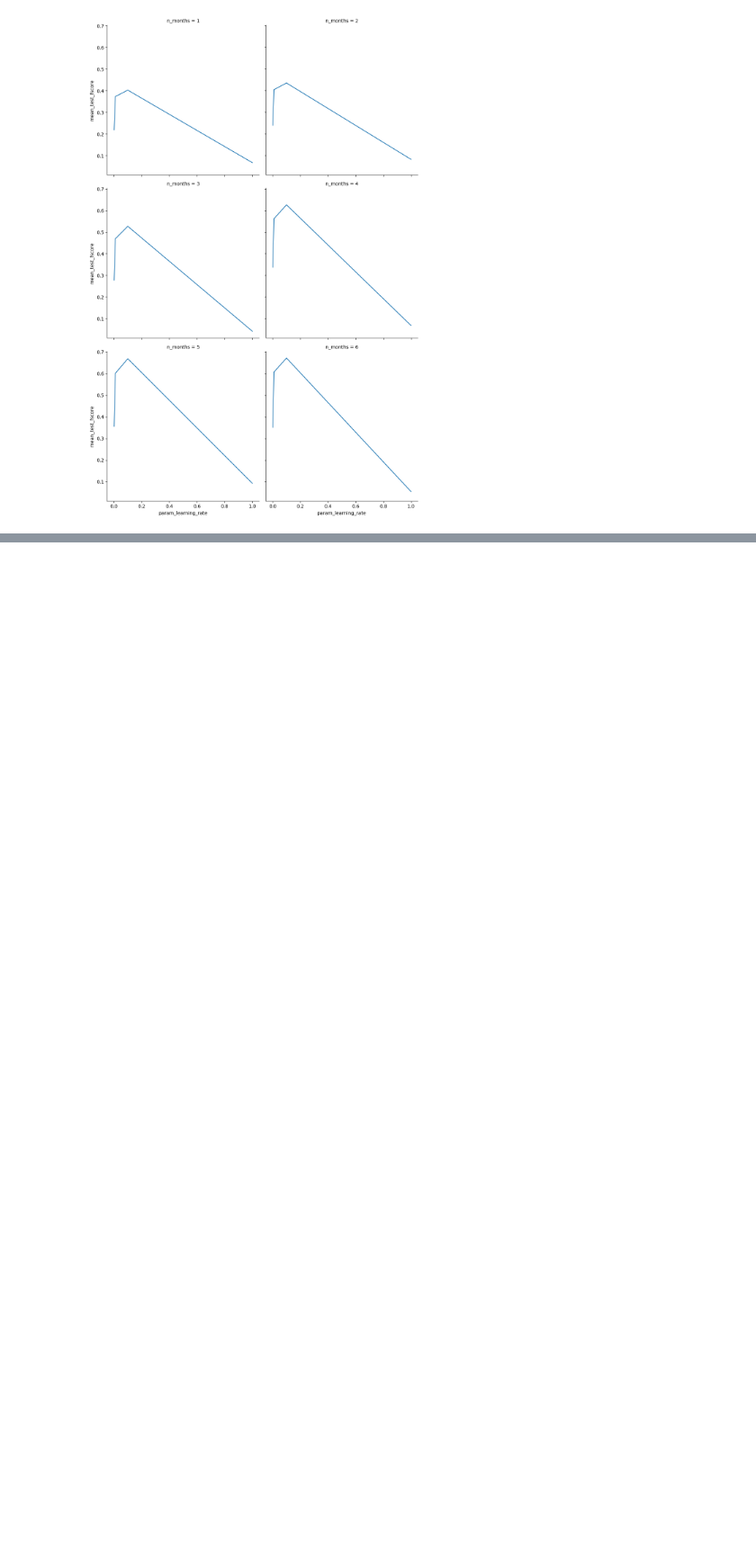
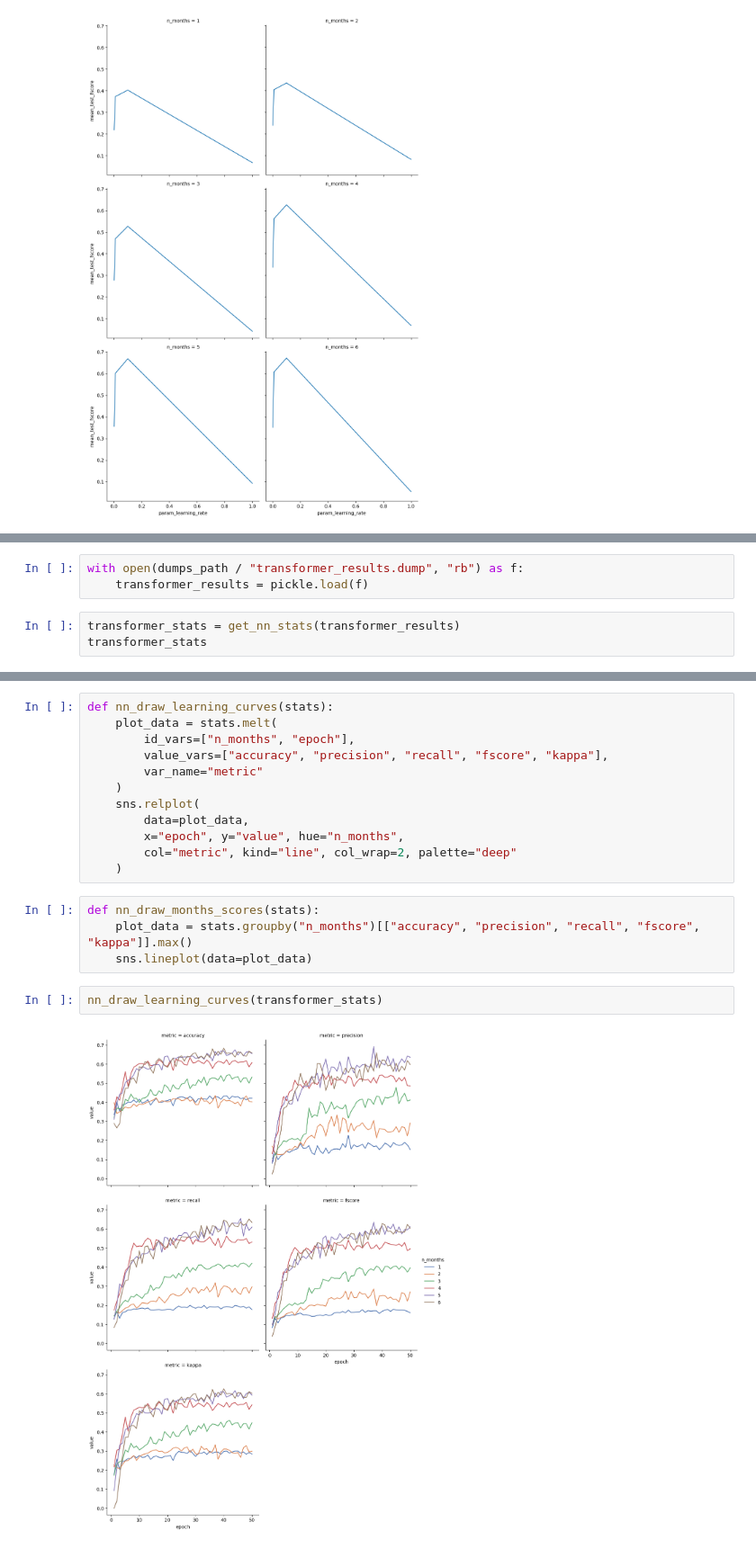
Before and after one commit to PavelSyomin/crop-classification, a Jupyter notebook: Crop Classification.ipynb, the cells around one changed output, grey strips where cells are left out. Shown at 90% size. Saved outputs shown, nothing was run; the diff lists cells and outputs as text; blank space fills up the shorter version.

```diff
--- a/Crop Classification.ipynb
+++ b/Crop Classification.ipynb
@@ -542,0 +768,6 @@ plot_cross_val_scores(lgbm_cross_val_scores, "learning_rate", "fscore")
+# %%
+with open(dumps_path / "transformer_results.dump", "rb") as f:
+    transformer_results = pickle.load(f)
+# %%
+transformer_stats = get_nn_stats(transformer_results)
+transformer_stats
@@ -542,0 +788,20 @@ plot_cross_val_scores(lgbm_cross_val_scores, "learning_rate", "fscore")
+# %%
+def nn_draw_learning_curves(stats):
+    plot_data = stats.melt(
+        id_vars=["n_months", "epoch"],
+        value_vars=["accuracy", "precision", "recall", "fscore", "kappa"],
+        var_name="metric"
+    )
+    sns.relplot(
+        data=plot_data,
+        x="epoch", y="value", hue="n_months",
+        col="metric", kind="line", col_wrap=2, palette="deep"
+    )
+# %%
+def nn_draw_months_scores(stats):
+    plot_data = stats.groupby("n_months")[["accuracy", "precision", "recall", "fscore", "kappa"]].max()
+    sns.lineplot(data=plot_data)
+# %%
+nn_draw_learning_curves(transformer_stats)
+# %% [output]
+[figure, added]
```
Also changed, not shown: parts of 33 cells of this notebook.
